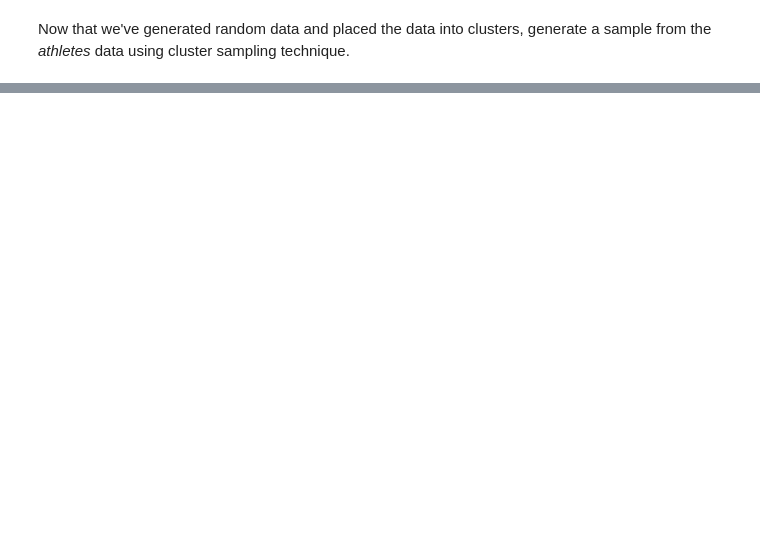
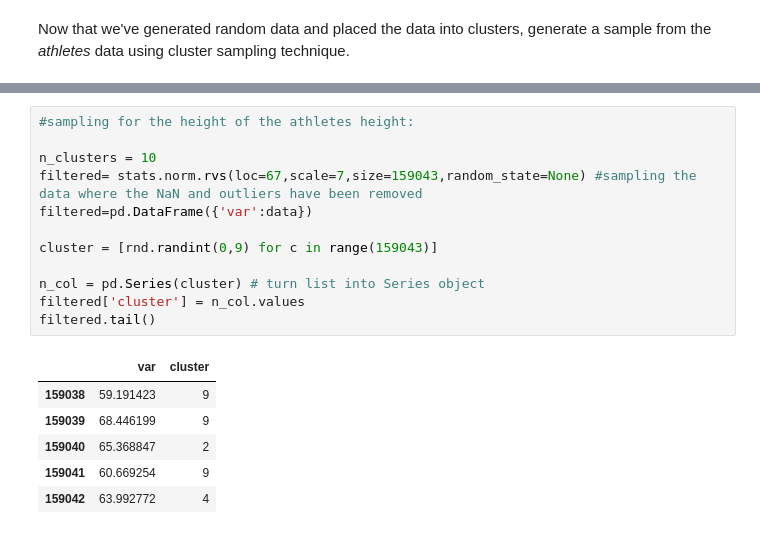
Before and after one commit to MatlotloMagasa/dav_15_HLT_assignment_group_g, a Jupyter notebook: dav_15_HLT_assignment_group_g.ipynb, the cells around one changed output, grey strips where cells are left out. Saved outputs shown, nothing was run; the diff lists cells and outputs as text; blank space fills up the shorter version.

```diff
--- a/dav_15_HLT_assignment_group_g.ipynb
+++ b/dav_15_HLT_assignment_group_g.ipynb
@@ -223,0 +302,19 @@ data = stats.no
+# %%
+#sampling for the height of the athletes height:
+
+n_clusters = 10
+filtered= stats.norm.rvs(loc=67,scale=7,size=159043,random_state=None) #sampling the data where the NaN and outliers have been removed
+filtered=pd.DataFrame({'var':data})
+
+cluster = [rnd.randint(0,9) for c in range(159043)]
+
+n_col = pd.Series(cluster) # turn list into Series object
+filtered['cluster'] = n_col.values
+filtered.tail()
+# %% [output]
+|  | var | cluster |
+| 159038 | 59.191423 | 9 |
+| 159039 | 68.446199 | 9 |
+| 159040 | 65.368847 | 2 |
+| 159041 | 60.669254 | 9 |
+| 159042 | 63.992772 | 4 |
```
Also changed, not shown: parts of 15 cells of this notebook.
